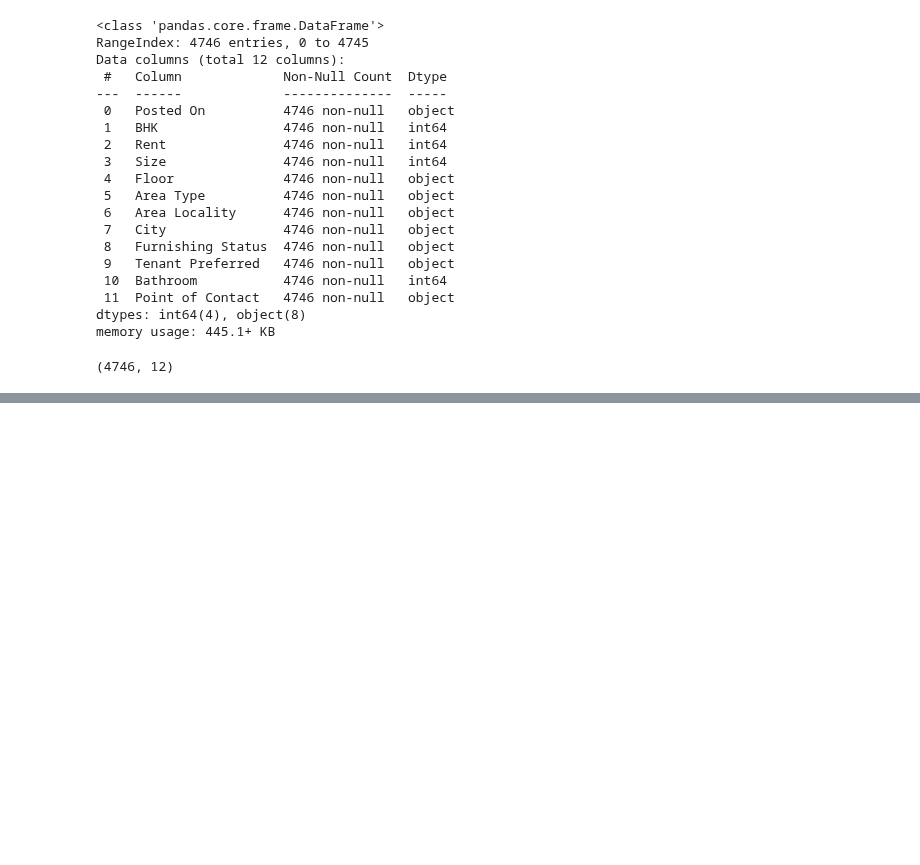
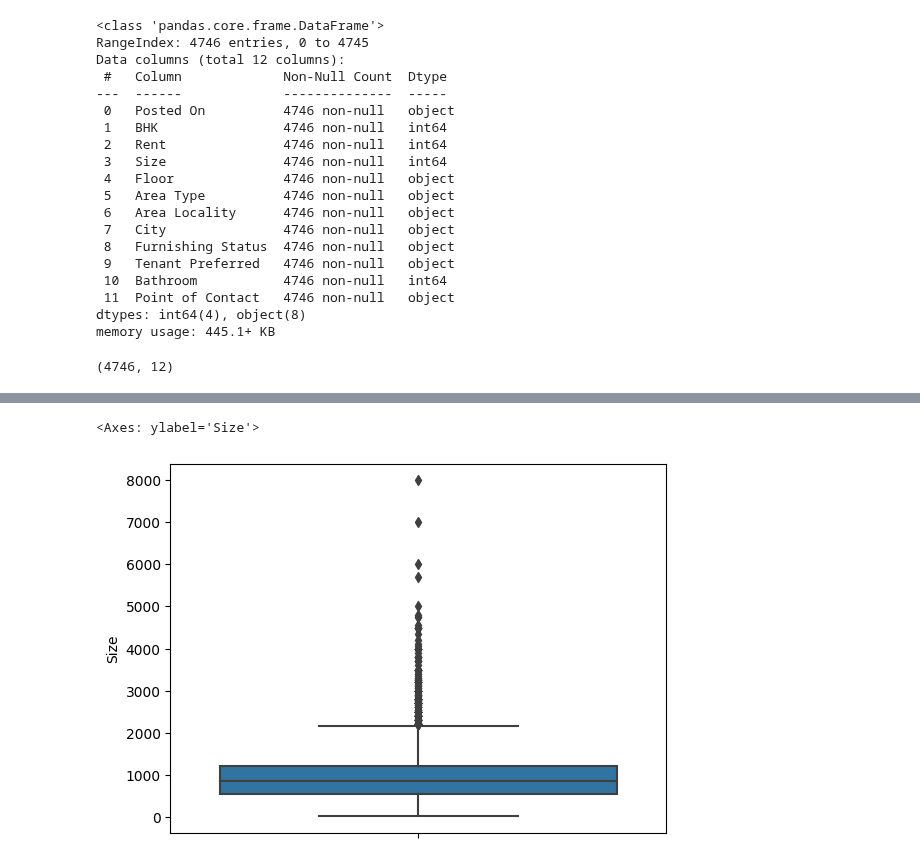
Before and after one commit to juneedpk/vscode-jupyter, a Jupyter notebook: eda_house_rent.ipynb, the cells around one changed output, grey strips where cells are left out. Saved outputs shown, nothing was run; the diff lists cells and outputs as text; code cells hidden in the pictures; blank space fills up the shorter version.

```diff
--- a/eda_house_rent.ipynb
+++ b/eda_house_rent.ipynb
@@ -72,0 +96,7 @@ hr.shape
+# %%
+hr.drop(['Posted On',], axis=1, inplace=True)
+# %%
+sns.boxplot(data=hr,y='Size')
+# %% [output]
+<Axes: ylabel='Size'>
+[figure, added]
```
Also changed, not shown: parts of 16 cells of this notebook.
